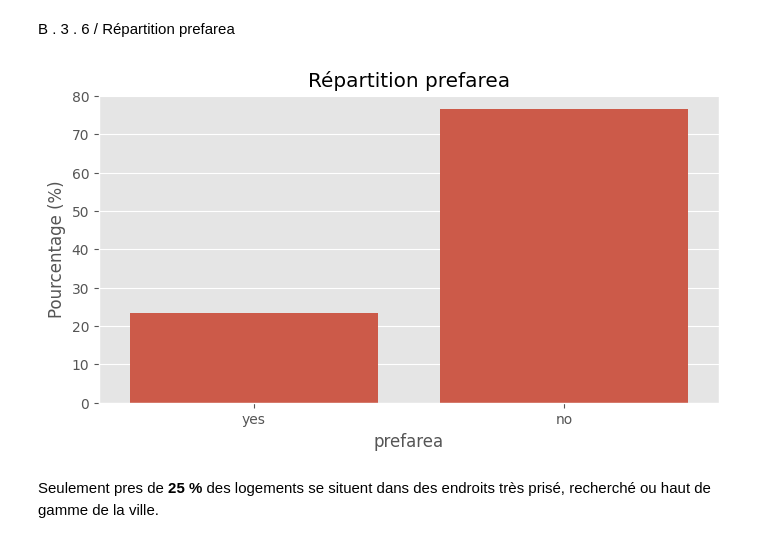
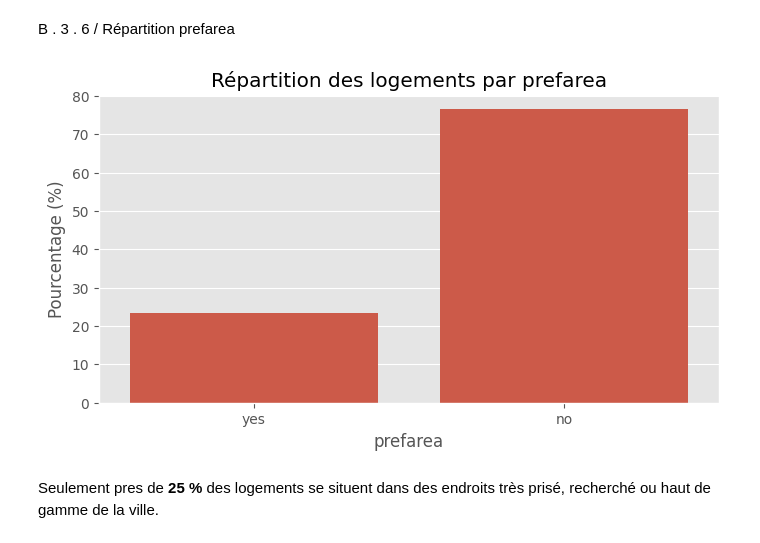
Before and after one commit to ModouDameDiouf/Prediction-prix-logement, a Jupyter notebook: Scr/Script global.ipynb, the cells around one changed output. Drawn from its saved outputs; the diff is of its cells as text; code cells hidden in the pictures.

```diff
--- a/Scr/Script global.ipynb
+++ b/Scr/Script global.ipynb
@@ -264,11 +264,11 @@ B . 3 . 6 / Répartition prefarea
 # %%
 plt.figure(figsize=(8,4))
 sns.countplot(data=df,x="prefarea",stat="percent")
-plt.title("Répartition prefarea")
+plt.title("Répartition des logements par prefarea")
 plt.ylabel("Pourcentage (%)")
 plt.show()
 # %% [output]
-[figure, old version]
+[figure, new version]
 # %% [markdown]
 Seulement pres de **25 %** des logements se situent dans des endroits très prisé, recherché ou haut de gamme de la ville.
 # %% [markdown]
```
Also changed, not shown: parts of 1 cell of this notebook, 1 other file.
